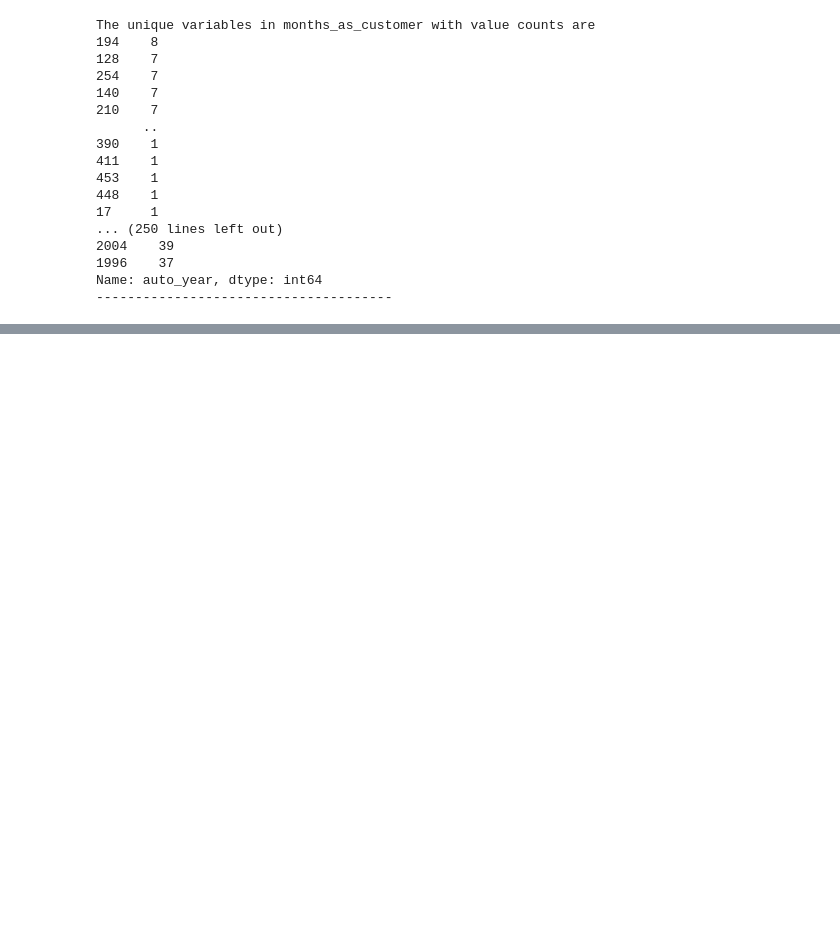
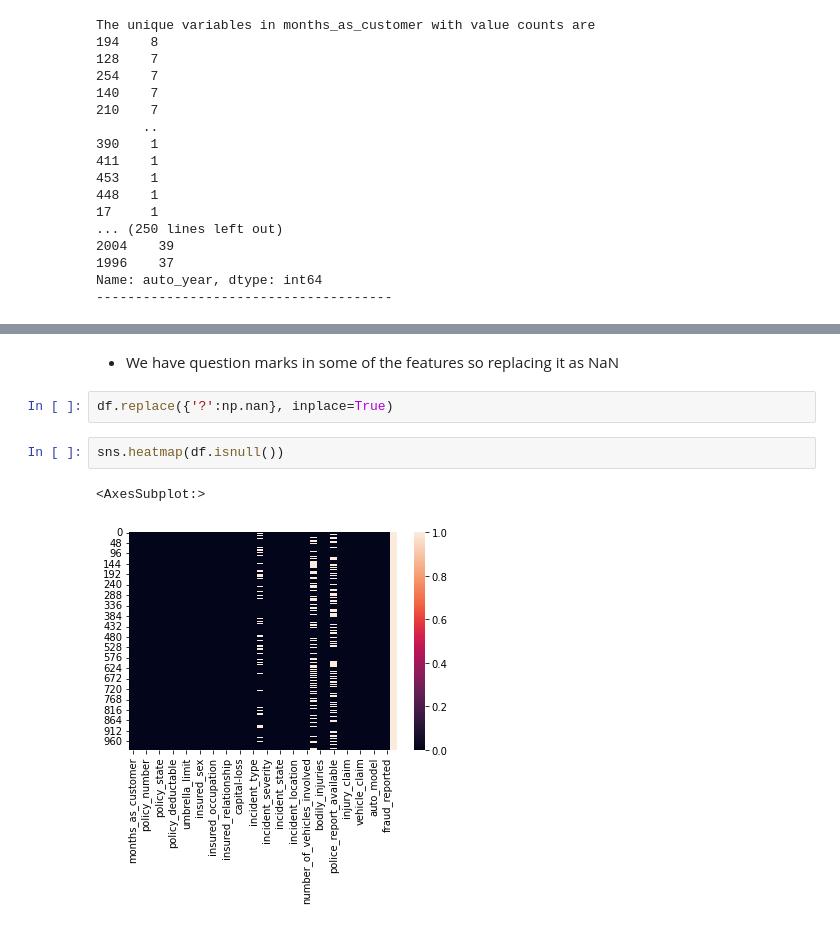
Before and after one commit to akhilmatta89/DT_Evaluation_Projects, a Jupyter notebook: insurance_pred/insurance_fraud_detection.ipynb, the cells around one changed output, grey strips where cells are left out. Cells and saved outputs as stored; diff of their text form; blank space fills up the shorter version.

```diff
--- a/insurance_pred/insurance_fraud_detection.ipynb
+++ b/insurance_pred/insurance_fraud_detection.ipynb
@@ -211,0 +297,9 @@ Name: auto_year, dtype: int64
+# %% [markdown]
+- We have question marks in some of the features so replacing it as NaN
+# %%
+df.replace({'?':np.nan}, inplace=True)
+# %%
+sns.heatmap(df.isnull())
+# %% [output]
+<AxesSubplot:>
+[figure, added]
```
Also changed, not shown: parts of 146 cells of this notebook, 3 other files.
